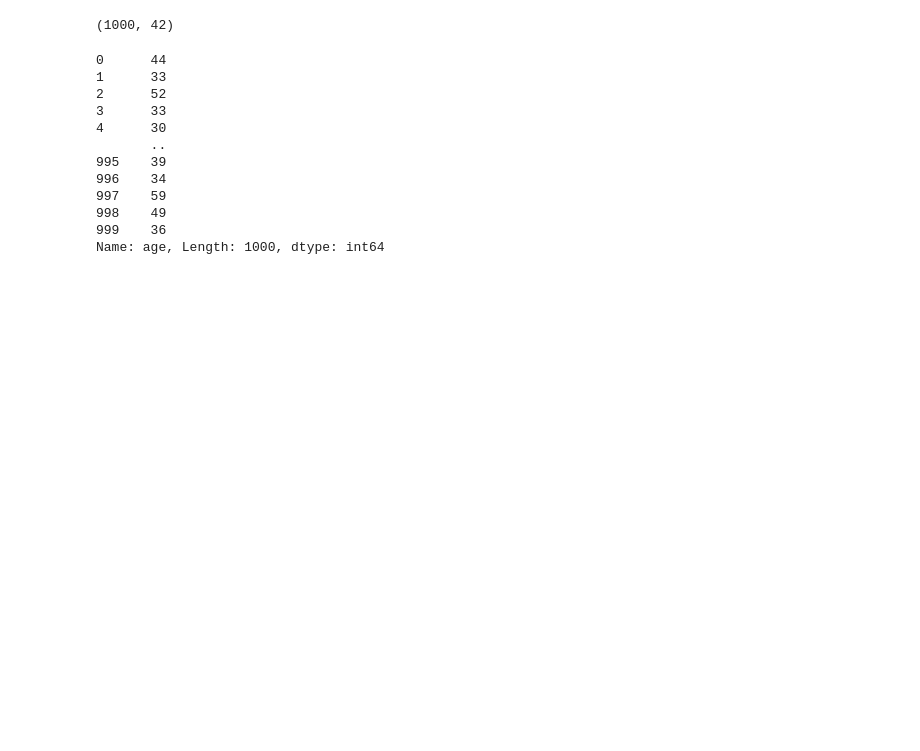
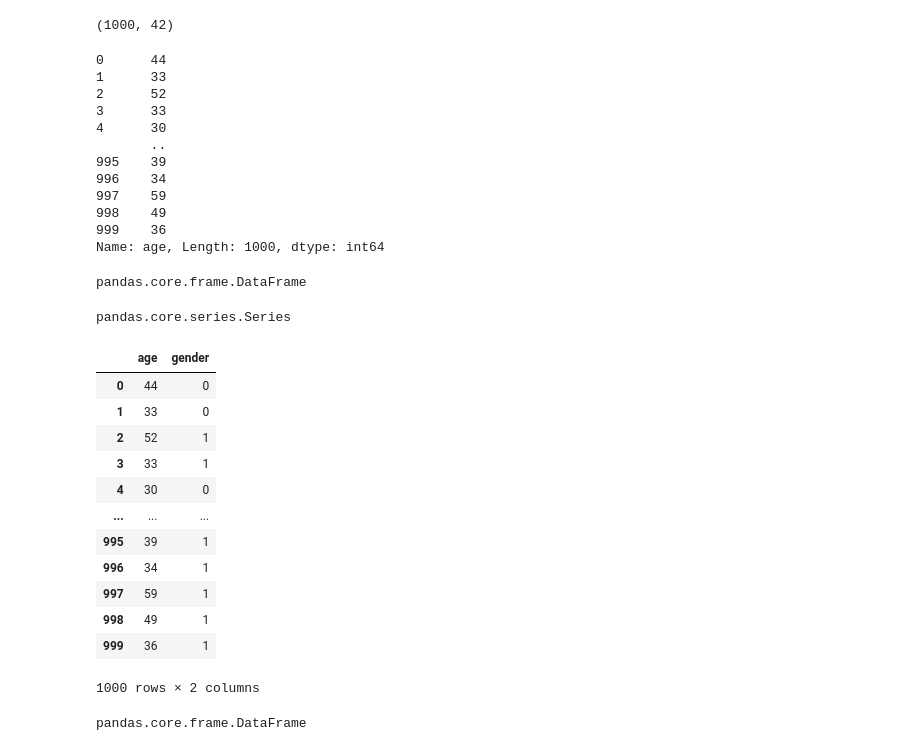
Before and after one commit to NasimShokrgozar/FirstSc, a Jupyter notebook: Session5_Basic.ipynb, the cells around one changed output. Saved outputs shown, nothing was run; the diff lists cells and outputs as text; code cells hidden in the pictures; blank space fills up the shorter version.

```diff
--- a/Session5_Basic.ipynb
+++ b/Session5_Basic.ipynb
@@ -102,3 +102,31 @@ df_Telco['age']
 998    49
 999    36
 Name: age, Length: 1000, dtype: int64
+# %%
+type(df_Telco)
+# %% [output]
+pandas.core.frame.DataFrame
+# %%
+type(df_Telco['age'])
+# %% [output]
+pandas.core.series.Series
+# %%
+df_Telco[['age','gender']]
+# %% [output]
+|  | age | gender |
+| 0 | 44 | 0 |
+| 1 | 33 | 0 |
+| 2 | 52 | 1 |
+| 3 | 33 | 1 |
+| 4 | 30 | 0 |
+| ... | ... | ... |
+| 995 | 39 | 1 |
+| 996 | 34 | 1 |
+| 997 | 59 | 1 |
+| 998 | 49 | 1 |
+| 999 | 36 | 1 |
+1000 rows × 2 columns
+# %%
+type(df_Telco[['age','gender']])
+# %% [output]
+pandas.core.frame.DataFrame
```
Also changed, not shown: parts of 4 cells of this notebook.
